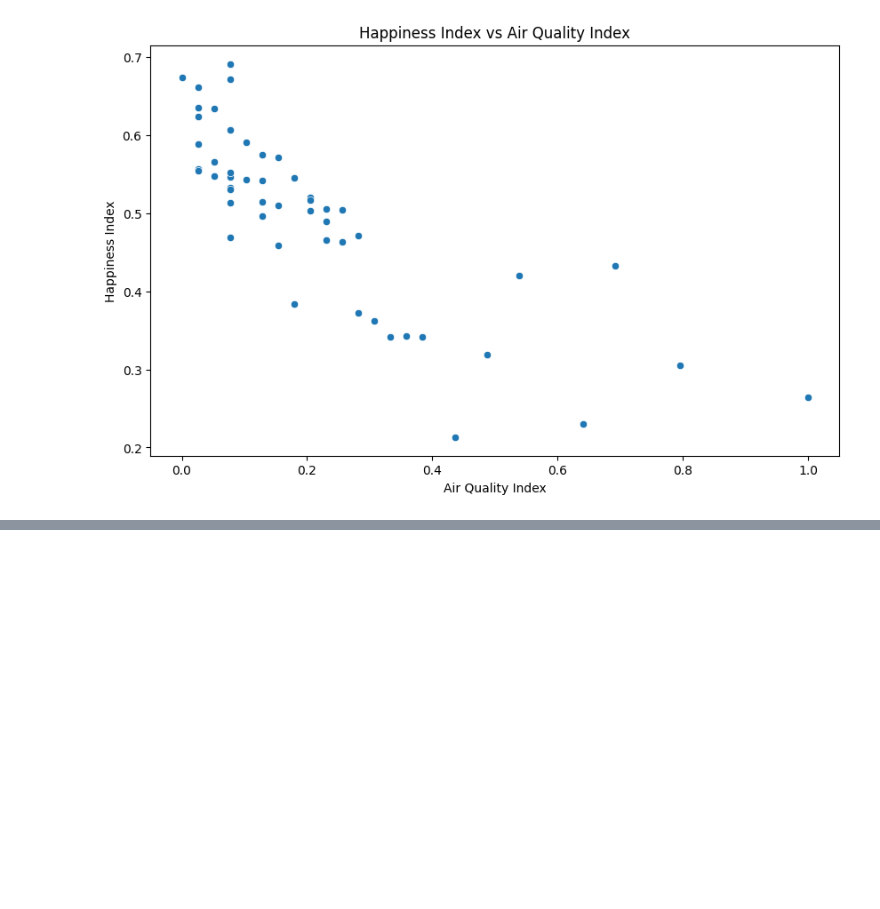
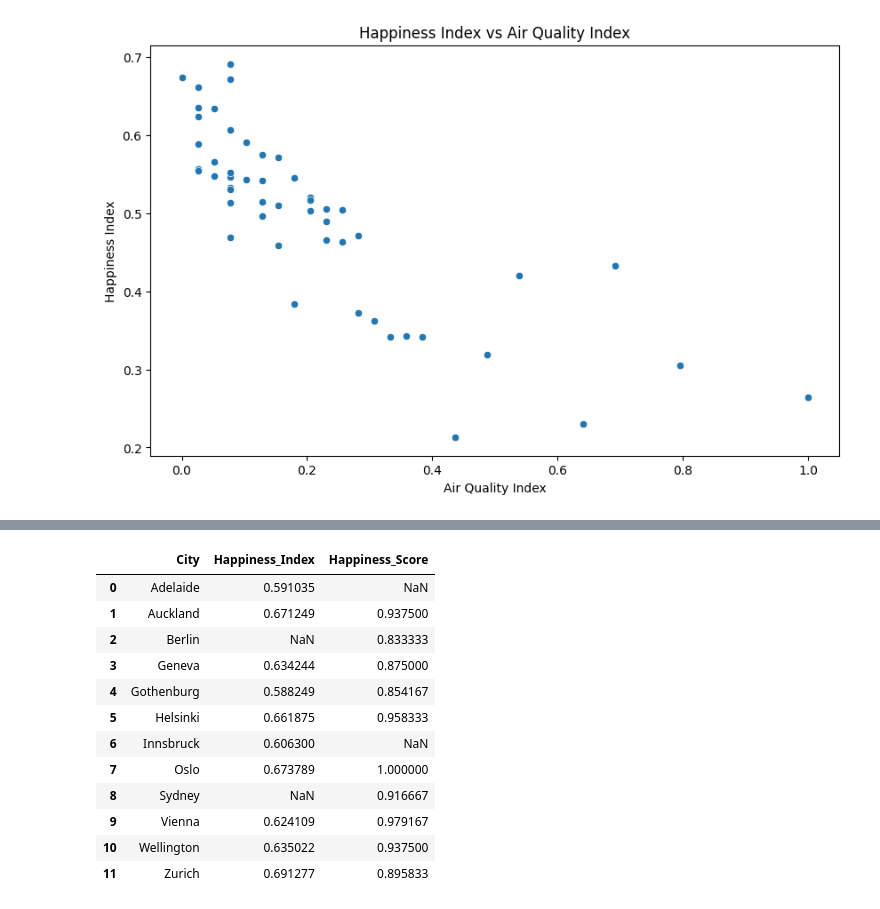
Before and after one commit to sejal-sali/data_analysis_visualisation_project, a Jupyter notebook: City_Happiness_Analysis.ipynb, the cells around one changed output, grey strips where cells are left out. Saved outputs shown, nothing was run; the diff lists cells and outputs as text; code cells hidden in the pictures; blank space fills up the shorter version.

```diff
--- a/City_Happiness_Analysis.ipynb
+++ b/City_Happiness_Analysis.ipynb
@@ -264,0 +345,26 @@ plt.show()
+# %%
+# Get the top cities from the Composite Happiness Index
+top_cities_composite = df[['City', 'Happiness_Index']].sort_values(by='Happiness_Index', ascending=False).head(10)
+
+# Get the top cities based on the original Happiness Score (from the dataset)
+top_cities_happiness_score = df[['City', 'Happiness_Score']].sort_values(by='Happiness_Score', ascending=False).head(10)
+
+# Merge the two datasets to compare the rankings
+comparison_df = pd.merge(top_cities_composite, top_cities_happiness_score, on='City', how='outer')
+
+# Display the comparison
+comparison_df
+# %% [output]
+|  | City | Happiness_Index | Happiness_Score |
+| 0 | Adelaide | 0.591035 | NaN |
+| 1 | Auckland | 0.671249 | 0.937500 |
+| 2 | Berlin | NaN | 0.833333 |
+| 3 | Geneva | 0.634244 | 0.875000 |
+| 4 | Gothenburg | 0.588249 | 0.854167 |
+| 5 | Helsinki | 0.661875 | 0.958333 |
+| 6 | Innsbruck | 0.606300 | NaN |
+| 7 | Oslo | 0.673789 | 1.000000 |
+| 8 | Sydney | NaN | 0.916667 |
+| 9 | Vienna | 0.624109 | 0.979167 |
+| 10 | Wellington | 0.635022 | 0.937500 |
+| 11 | Zurich | 0.691277 | 0.895833 |
```
Also changed, not shown: parts of 10 cells of this notebook.
